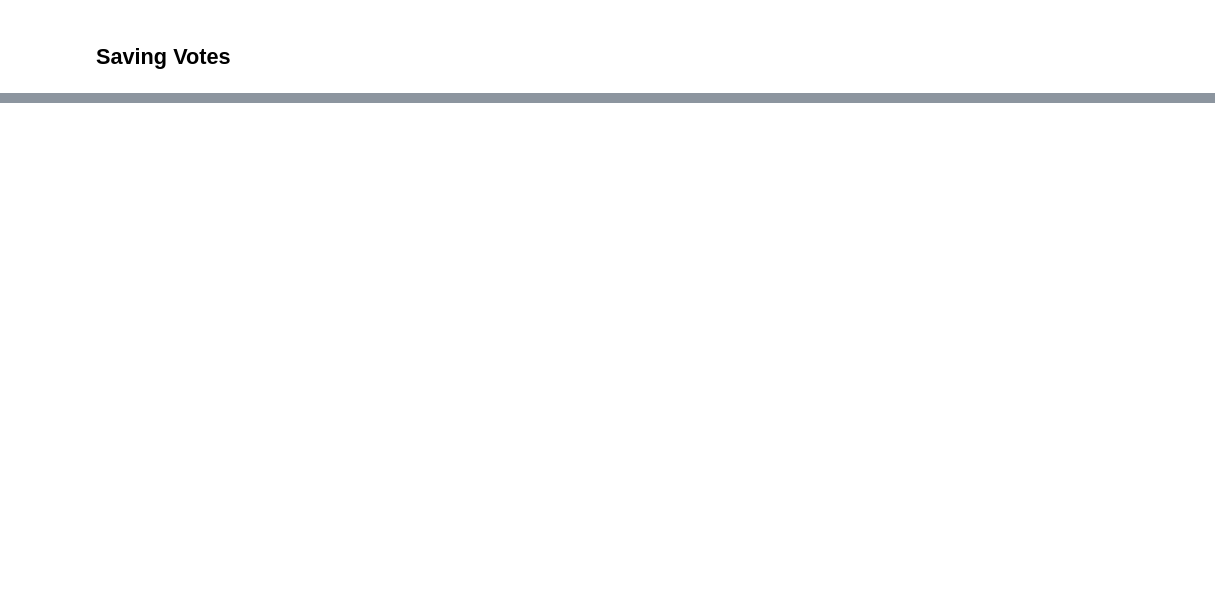
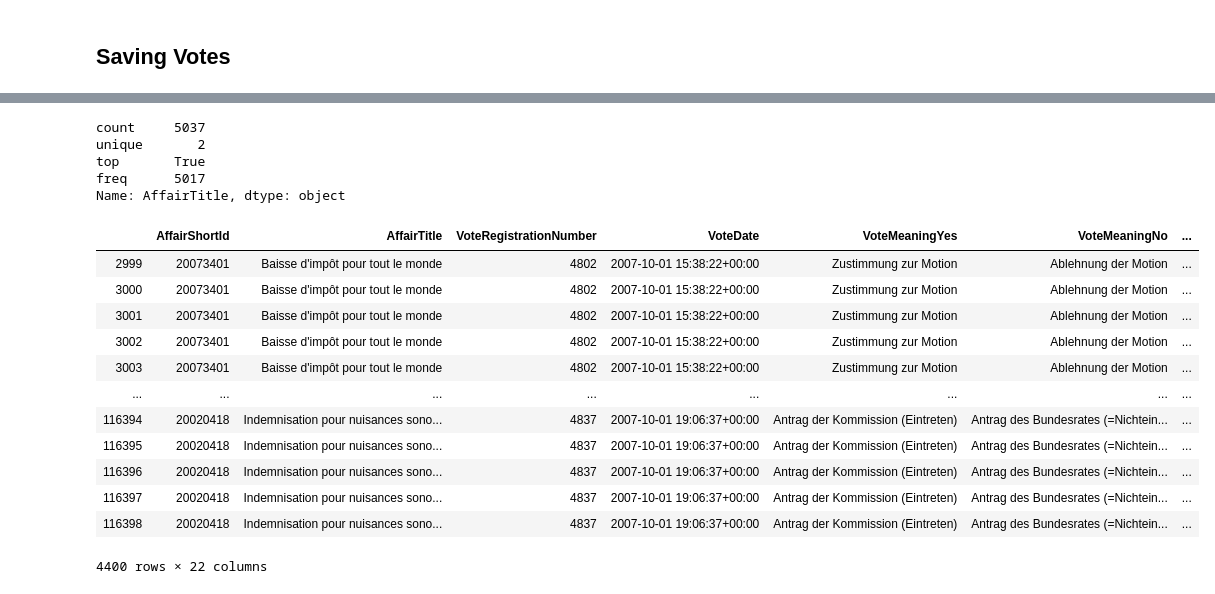
Before and after one commit to guarin/voting_behavior_analysis, a Jupyter notebook: src/data_cleaning.ipynb, the cells around one changed output, grey strips where cells are left out. Cells and saved outputs as stored; diff of their text form; code cells hidden in the pictures; blank space fills up the shorter version.

```diff
--- a/src/data_cleaning.ipynb
+++ b/src/data_cleaning.ipynb
@@ -510,0 +560,9 @@ votes.head()
+# %%
+rows = ((counted % 200) < 10) | ((counted % 200) > 190)
+rows.describe()
+# %% [output]
+count     5037
+unique       2
+top       True
+freq      5017
+Name: AffairTitle, dtype: object
@@ -510,0 +589,21 @@ votes.head()
+# %%
+g = vote_data.groupby(['AffairShortId', 'VoteRegistrationNumber'])
+c = g.count()
+# %%
+affairs = c.index[c.iloc[:, 0] > 200].get_level_values(0)
+votes = c.index[c.iloc[:, 0] > 200].get_level_values(1)
+vote_data[vote_data['AffairShortId'].isin(affairs) & vote_data['VoteRegistrationNumber'].isin(votes)]
+# %% [output]
+|  | AffairShortId | AffairTitle | VoteRegistrationNumber | VoteDate | VoteMeaningYes | VoteMeaningNo | ... |
+| 2999 | 20073401 | Baisse d'impôt pour tout le monde | 4802 | 2007-10-01 15:38:22+00:00 | Zustimmung zur Motion | Ablehnung der Motion | ... |
+| 3000 | 20073401 | Baisse d'impôt pour tout le monde | 4802 | 2007-10-01 15:38:22+00:00 | Zustimmung zur Motion | Ablehnung der Motion | ... |
+| 3001 | 20073401 | Baisse d'impôt pour tout le monde | 4802 | 2007-10-01 15:38:22+00:00 | Zustimmung zur Motion | Ablehnung der Motion | ... |
+| 3002 | 20073401 | Baisse d'impôt pour tout le monde | 4802 | 2007-10-01 15:38:22+00:00 | Zustimmung zur Motion | Ablehnung der Motion | ... |
+| 3003 | 20073401 | Baisse d'impôt pour tout le monde | 4802 | 2007-10-01 15:38:22+00:00 | Zustimmung zur Motion | Ablehnung der Motion | ... |
+| ... | ... | ... | ... | ... | ... | ... | ... |
+| 116394 | 20020418 | Indemnisation pour nuisances sono... | 4837 | 2007-10-01 19:06:37+00:00 | Antrag der Kommission (Eintreten) | Antrag des Bundesrates (=Nichtein... | ... |
+| 116395 | 20020418 | Indemnisation pour nuisances sono... | 4837 | 2007-10-01 19:06:37+00:00 | Antrag der Kommission (Eintreten) | Antrag des Bundesrates (=Nichtein... | ... |
+| 116396 | 20020418 | Indemnisation pour nuisances sono... | 4837 | 2007-10-01 19:06:37+00:00 | Antrag der Kommission (Eintreten) | Antrag des Bundesrates (=Nichtein... | ... |
+| 116397 | 20020418 | Indemnisation pour nuisances sono... | 4837 | 2007-10-01 19:06:37+00:00 | Antrag der Kommission (Eintreten) | Antrag des Bundesrates (=Nichtein... | ... |
+| 116398 | 20020418 | Indemnisation pour nuisances sono... | 4837 | 2007-10-01 19:06:37+00:00 | Antrag der Kommission (Eintreten) | Antrag des Bundesrates (=Nichtein... | ... |
+4400 rows × 22 columns
```
Also changed, not shown: parts of 17 cells of this notebook, 1 other file.
